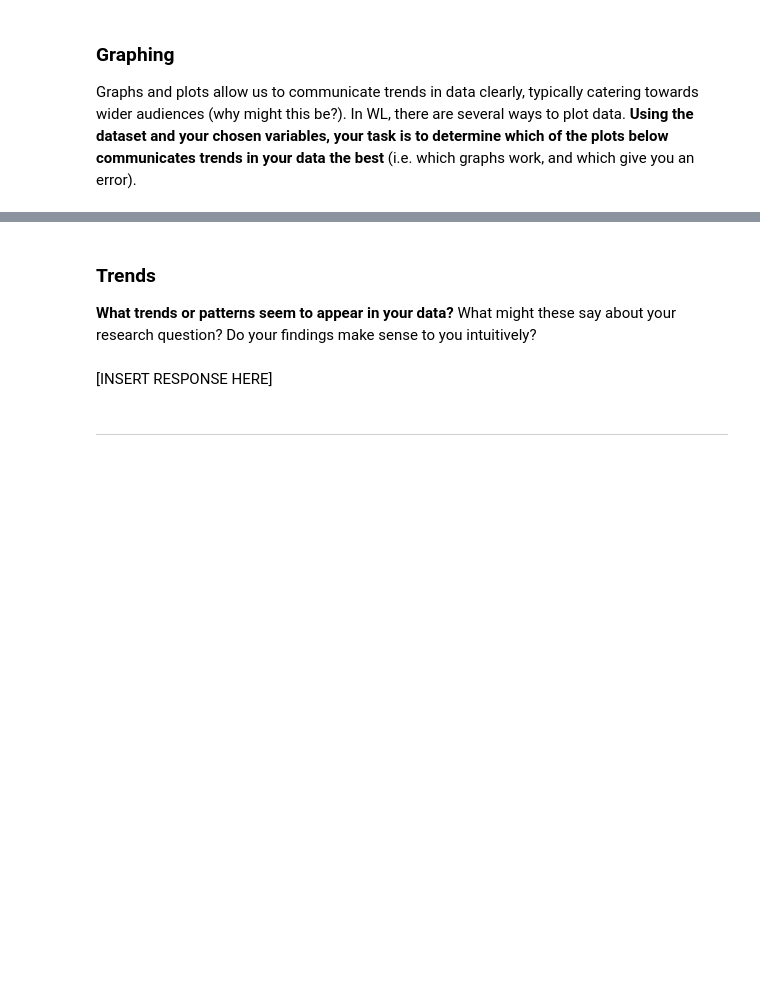
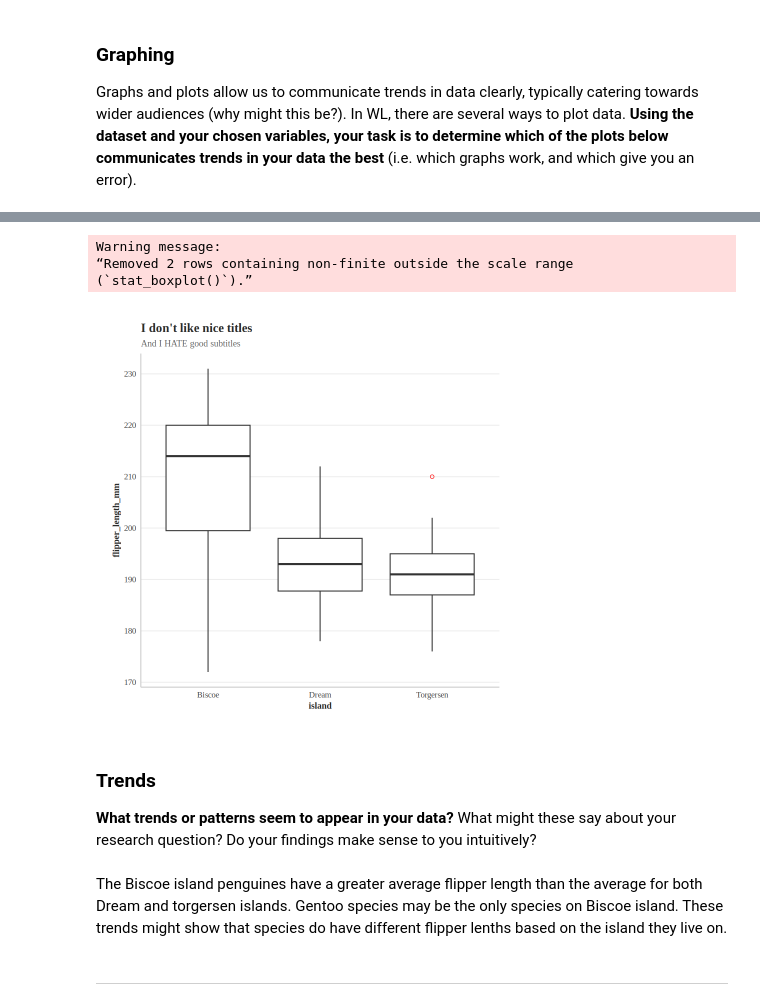
Before and after one commit to stella2027-sys/Unit0, a Jupyter notebook: ApResearchCT_BIO.ipynb, the cells around one changed output, grey strips where cells are left out. Drawn from its saved outputs; the diff is of its cells as text; code cells hidden in the pictures; blank space fills up the shorter version.

```diff
--- a/ApResearchCT_BIO.ipynb
+++ b/ApResearchCT_BIO.ipynb
@@ -137,14 +160,19 @@ density_plot(data= penguins,
 # %%
 box_plot(data = penguins,
-         x = INSERT_VARIABLE_1,
-         y = INSERT_VARIABLE_2)
+         x = flipper_length_mm,
+         y = island)
+# %% [output]
+Warning message:
+“Removed 2 rows containing non-finite outside the scale range
+(`stat_boxplot()`).”
+[figure, added]
 # %% [markdown]
 ### Trends
 
 
 **What trends or patterns seem to appear in your data?** What might these say about your research question? Do your findings make sense to you intuitively?
-# %% [markdown]
-[INSERT RESPONSE HERE]
+# %% [markdown]
+The Biscoe island penguines have a greater average flipper length than the average for both Dream and torgersen islands. Gentoo species may be the only species on Biscoe island. These trends might show that species do have different flipper lenths based on the island they live on.
 # %% [markdown]
 
 
```
Also changed, not shown: parts of 20 cells of this notebook.
